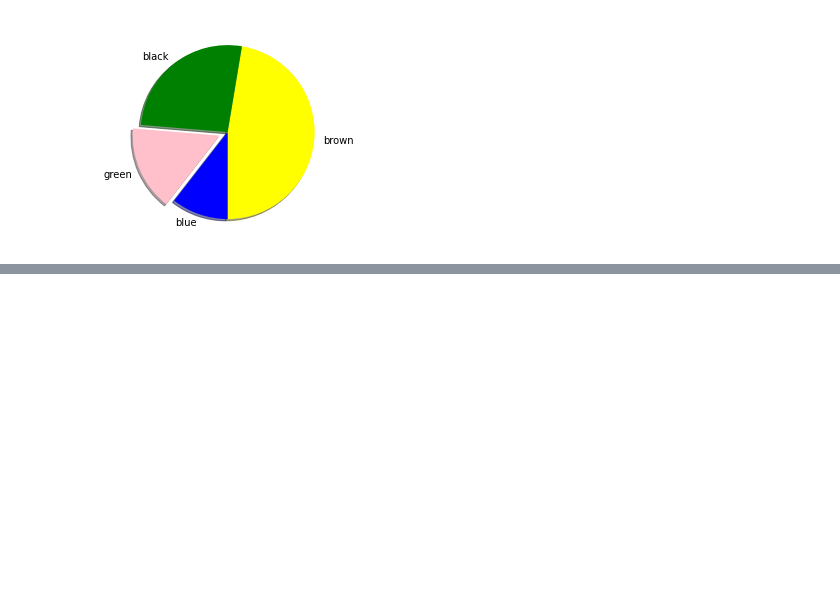
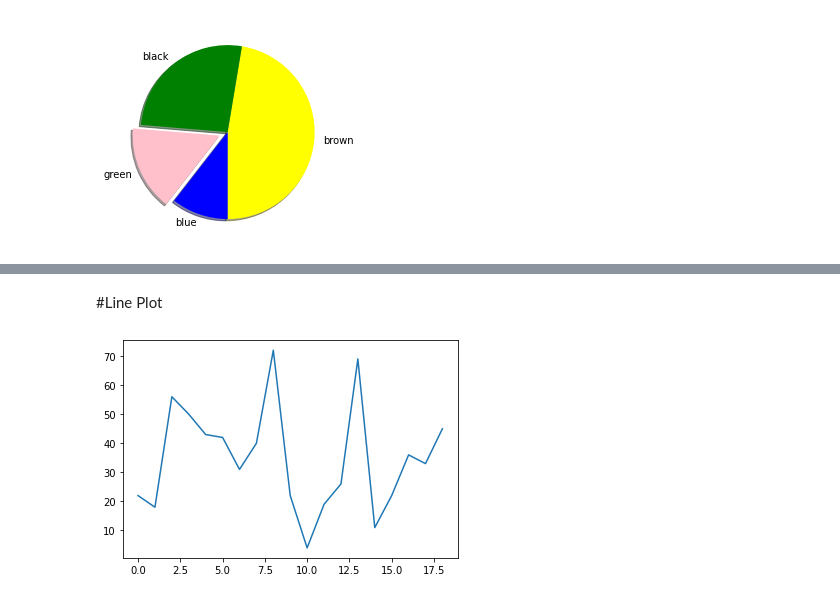
Before and after one commit to iamBehzad/Data_Mining_Statistics_Python, a Jupyter notebook: Plots.ipynb, the cells around one changed output, grey strips where cells are left out. Saved outputs shown, nothing was run; the diff lists cells and outputs as text; code cells hidden in the pictures; blank space fills up the shorter version.

```diff
--- a/Plots.ipynb
+++ b/Plots.ipynb
@@ -253,0 +272,6 @@ plt.pie(a , labels = b , startangle = 270 , explode = [0, 0, 0.1, 0],
+# %% [markdown]
+#Line Plot
+# %%
+plt.plot(data.age);
+# %% [output]
+[figure, added]
```
Also changed, not shown: parts of 13 cells of this notebook.
